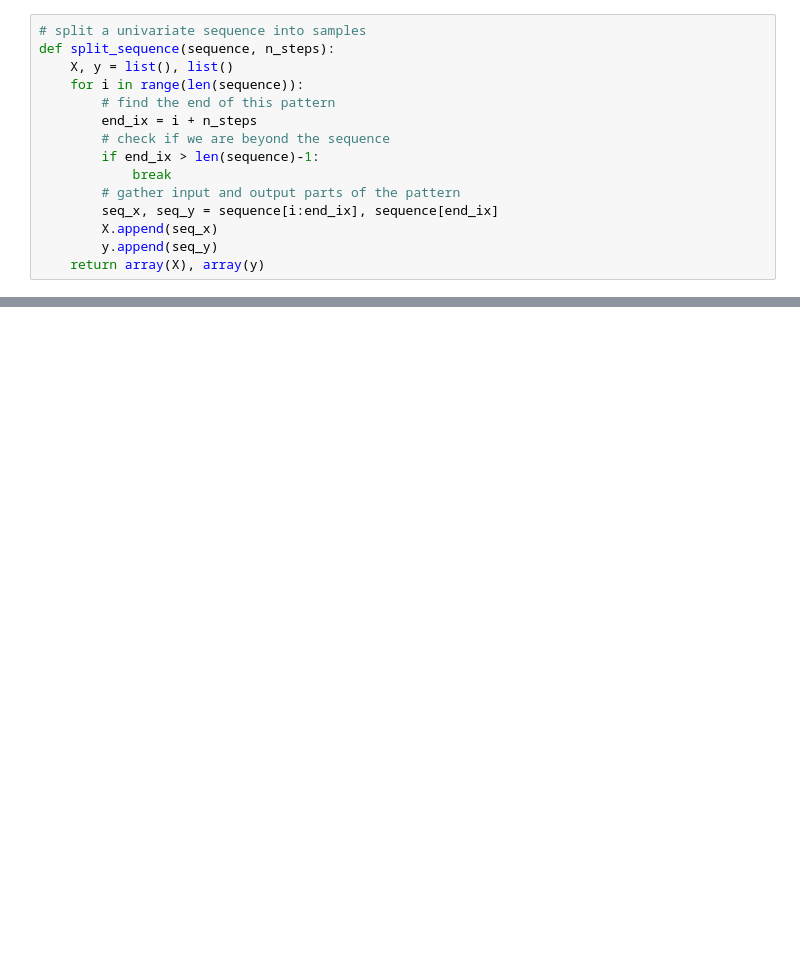
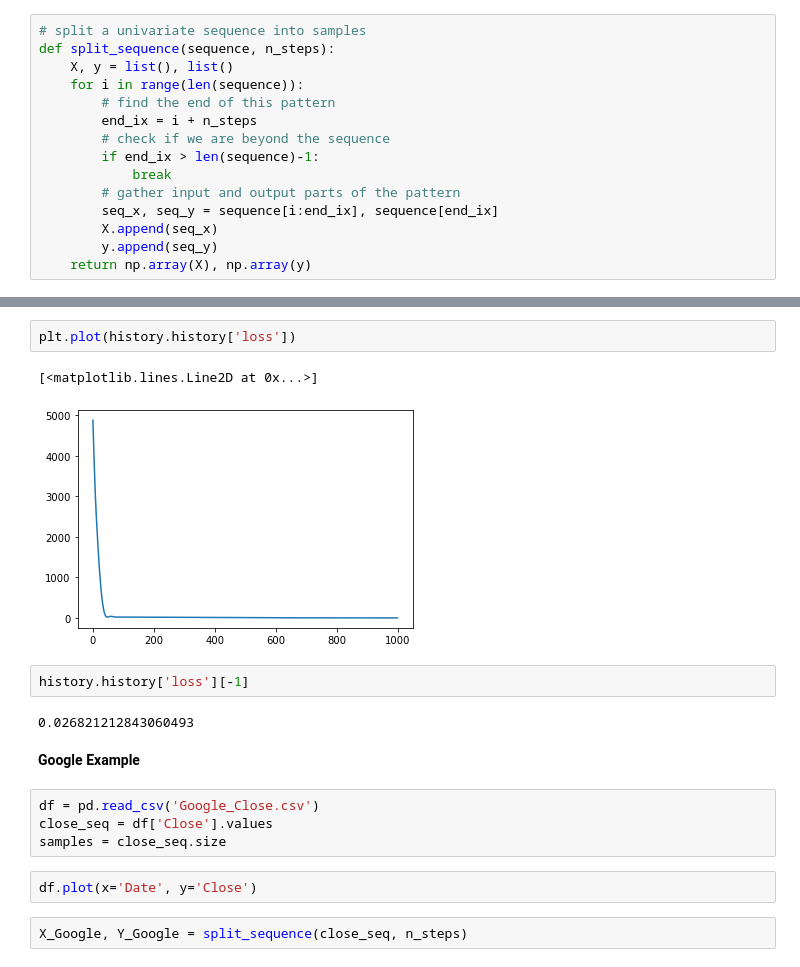
Before and after one commit to Lenflammeur/UCL-MSc_Project, a Jupyter notebook: univariate_cnn_forecasting.ipynb, the cells around one changed output, grey strips where cells are left out. Cells and saved outputs as stored; diff of their text form; blank space fills up the shorter version.

```diff
--- a/univariate_cnn_forecasting.ipynb
+++ b/univariate_cnn_forecasting.ipynb
@@ -18,5 +21,5 @@ def split_sequence(sequence, n_steps):
 		seq_x, seq_y = sequence[i:end_ix], sequence[end_ix]
 		X.append(seq_x)
 		y.append(seq_y)
-	return array(X), array(y)
+	return np.array(X), np.array(y)
 # %%
@@ -73,0 +80,19 @@ print(yhat)
+# %%
+plt.plot(history.history['loss'])
+# %% [output]
+[<matplotlib.lines.Line2D at 0x...>]
+[figure, added]
+# %%
+history.history['loss'][-1]
+# %% [output]
+0.026821212843060493
+# %% [markdown]
+**Google Example**
+# %%
+df = pd.read_csv('Google_Close.csv')
+close_seq = df['Close'].values
+samples = close_seq.size
+# %%
+df.plot(x='Date', y='Close')
+# %%
+X_Google, Y_Google = split_sequence(close_seq, n_steps)
```
Also changed, not shown: parts of 21 cells of this notebook, 5 other files.
